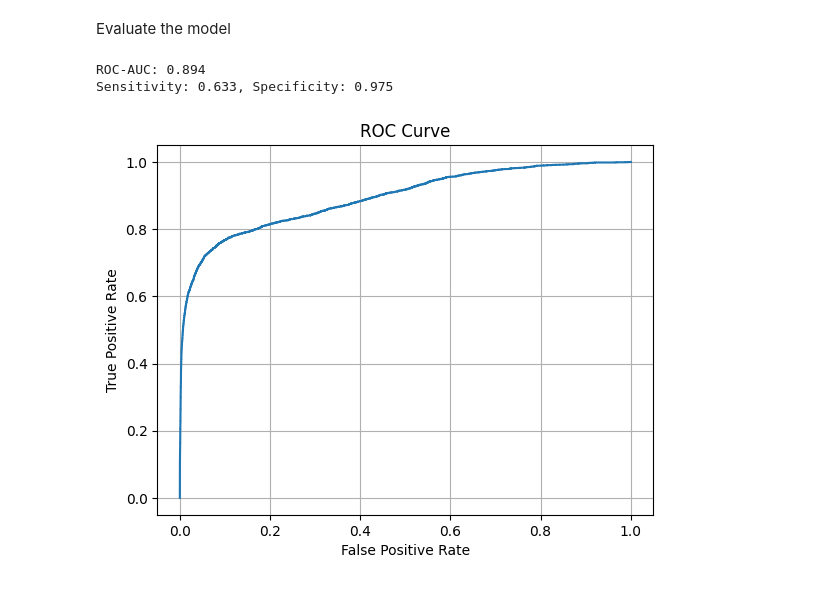
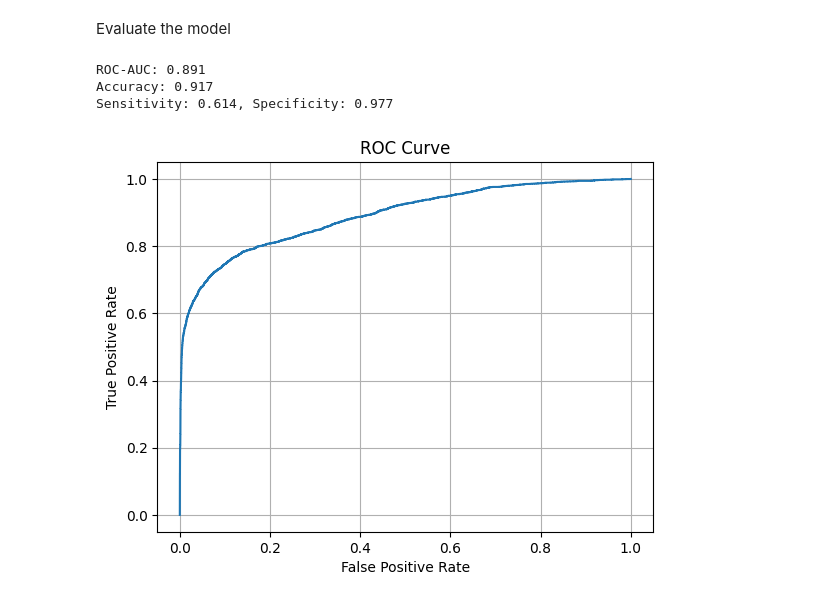
Before and after one commit to jodwell/ecg-heartbeat-classifier, a Jupyter notebook: ecg_classification_1d_cnn.ipynb, the cells around one changed output. Cells and saved outputs as stored; diff of their text form; code cells hidden in the pictures.

Commit message:
Moved training onto GPU and other minor changes

```diff
--- a/ecg_classification_1d_cnn.ipynb
+++ b/ecg_classification_1d_cnn.ipynb
@@ -24,0 +27,6 @@ Archive:  heartbeat.zip
+# %%
+import torch as t
+
+device = t.device("mps" if t.backends.mps.is_available() else "cuda" if t.cuda.is_available() else "cpu")
+
+print(device)
@@ -83,13 +76,12 @@ Train size: (70043, 187), Test size: (17511, 187)
 # %% [markdown]
 Build PyTorch Dataset and Dataloader
 # %%
-import torch
 from torch.utils.data import Dataset, DataLoader
 
 class ECGDataset(Dataset):
     def __init__(self, X, y):
-        self.X = torch.tensor(X, dtype=torch.float32)
-        self.y = torch.tensor(y, dtype=torch.long)
+        self.X = t.tensor(X, dtype=t.float32)
+        self.y = t.tensor(y, dtype=t.long)
 
     def __len__(self):
         return len(self.y)
@@ -124,21 +116,33 @@ class ECGClassifier(nn.Module):
     def forward(self, x):
         return self.net(x)
 
-model = ECGClassifier()
+model = ECGClassifier().to(device)
 # %% [markdown]
 Train the model
 # %%
-optimizer = torch.optim.Adam(model.parameters(), lr=1e-3)
+import tqdm.notebook as tqdm
+
+epochs = 5
+
+optimizer = t.optim.Adam(model.parameters(), lr=1e-3)
 criterion = nn.CrossEntropyLoss()
 
-for epoch in range(5):  # small number of epochs for quick project
+loss_list = []
+
+for epoch in range(epochs):  # small number of epochs for quick project
     model.train()
-    total_loss = 0
-    for xb, yb in train_loader:
+    pbar = tqdm.tqdm(train_loader)
+    for xb, yb in pbar:
+        # Forward pass of model
+        xb, yb = xb.to(device), yb.to(device)
         preds = model(xb)
+
+        # Calculate loss and perform backwards pass
         loss = criterion(preds, yb)
-        optimizer.zero_grad()
         loss.backward()
         optimizer.step()
-        total_loss += loss.item()
-    print(f"Epoch {epoch+1}, Loss: {total_loss/len(train_loader):.4f}")
+        optimizer.zero_grad()
+
+        # Update logs & progress bar
+        loss_list.append(loss.item())
+        pbar.set_postfix(epoch=f"{epoch + 1}/{epochs}", loss=f"{loss:.3f}")
@@ -155,34 +165,38 @@ from sklearn.metrics import confusion_matrix, roc_auc_score, roc_curve
 
 model.eval()
 y_true, y_scores = [], []
 
-with torch.no_grad():
+with t.no_grad():
     for xb, yb in test_loader:
+        xb, yb = xb.to(device), yb.to(device)
         preds = model(xb)
         probs = preds.softmax(dim=1)[:, 1]
         y_true.extend(yb.tolist())
         y_scores.extend(probs.tolist())
 
 # Metrics
 auc = roc_auc_score(y_true, y_scores)
 print(f"ROC-AUC: {auc:.3f}")
 
 # Confusion matrix
 y_pred = [1 if p > 0.5 else 0 for p in y_scores]
 tn, fp, fn, tp = confusion_matrix(y_true, y_pred).ravel()
 sensitivity = tp / (tp + fn)
 specificity = tn / (tn + fp)
+accuracy = (tp + tn) / (tp + tn + fp + fn)
+print(f"Accuracy: {accuracy:.3f}")
 print(f"Sensitivity: {sensitivity:.3f}, Specificity: {specificity:.3f}")
 
 # Plot ROC curve
 fpr, tpr, _ = roc_curve(y_true, y_scores)
 plt.plot(fpr, tpr)
 plt.xlabel('False Positive Rate')
 plt.ylabel('True Positive Rate')
 plt.title('ROC Curve')
 plt.grid()
 plt.show()
 # %% [output]
-ROC-AUC: 0.894
-Sensitivity: 0.633, Specificity: 0.975
+ROC-AUC: 0.891
+Accuracy: 0.917
+Sensitivity: 0.614, Specificity: 0.977
-[figure, old version]
+[figure, new version]
```
Also changed, not shown: parts of 6 cells of this notebook.
